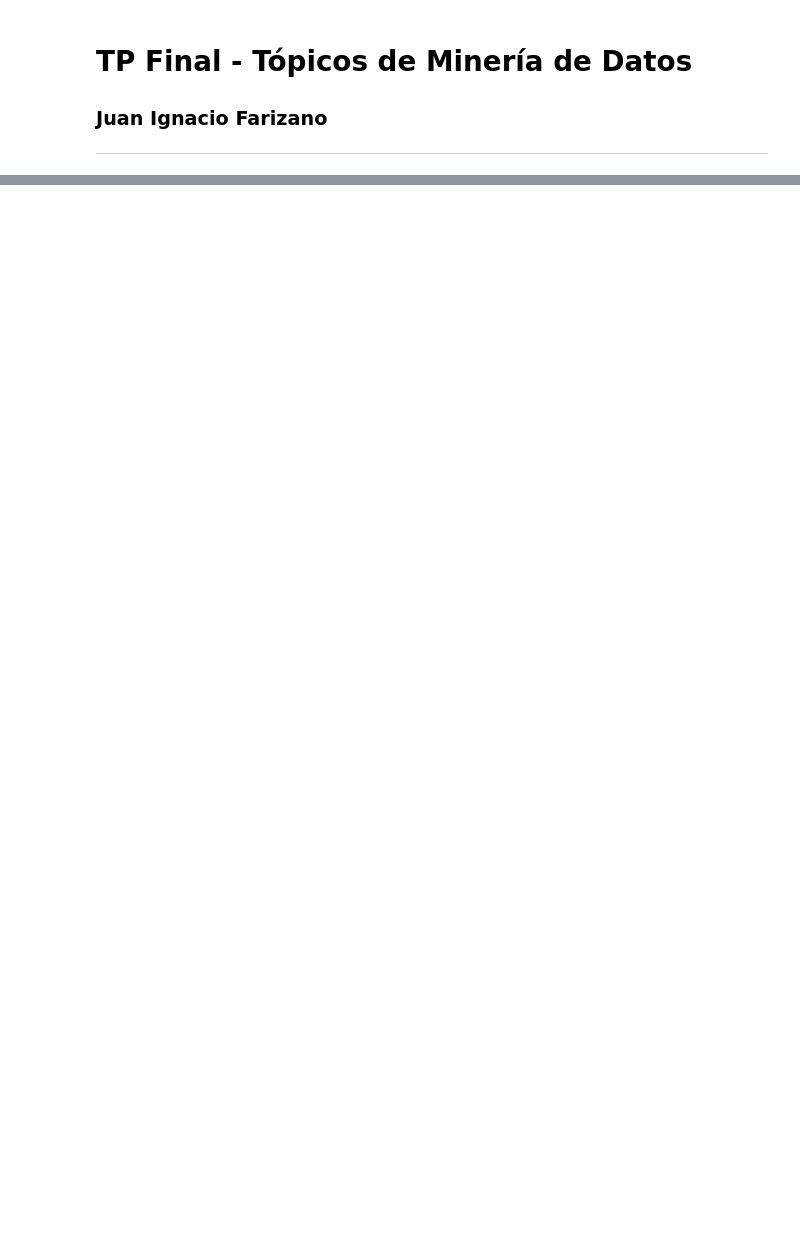
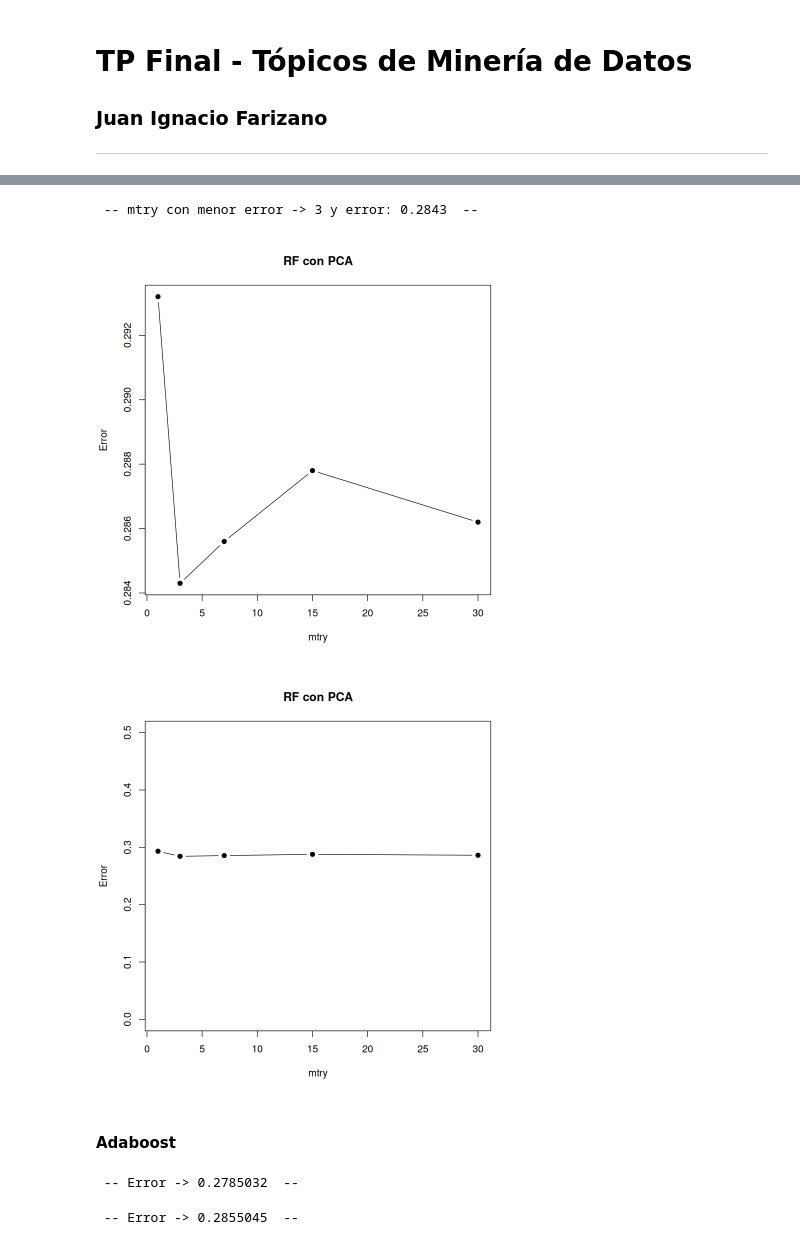
Before and after one commit to jfarizano/DataMining, a Jupyter notebook: tpfinal.ipynb, the cells around one changed output, grey strips where cells are left out. Saved outputs shown, nothing was run; the diff lists cells and outputs as text; code cells hidden in the pictures; blank space fills up the shorter version.

Commit message:
falta poco

```diff
--- a/tpfinal.ipynb
+++ b/tpfinal.ipynb
@@ -67,0 +248,67 @@ biplot(x.csgo.pca,cex=0.8)
+# %%
+features_count <- ncol(csgo.pca) - 1
+m_values <- 0:floor(log(features_count, 2))
+m_values <- floor(features_count / (2 ^ m_values))
+m_errors <- double(length(m_values))
+
+for (i in 1:length(m_errors)) {
+  m <- m_values[i]
+
+  for (j in 1:5) {
+    csgo.rf <- randomForest(y.csgo ~ ., data=csgo.pca, ntree=1000, mtry=m)
+    m_errors[i] <- m_errors[i] + csgo.rf$err.rate[1000]
+  }
+}
+
+m_errors <- m_errors / 5
+cat("\n -- mtry con menor error ->", m_values[which.min(m_errors)], "y error:", m_errors[which.min(m_errors)] ," --\n")
+plot(m_values, m_errors, type = "b", pch=19, main="RF con PCA", xlab="mtry", ylab="Error")
+plot(m_values, m_errors, type = "b", pch=19, main="RF con PCA", xlab="mtry", ylab="Error", ylim=c(0, 0.5))
+# %% [output]
+ -- mtry con menor error -> 3 y error: 0.2843  --
+[figure, added]
+[figure, added]
+# %% [markdown]
+#### Adaboost
+# %%
+error <- 0
+
+# Robado de IIA
+for (kFold in 1:5) {
+  foldTrain <- csgo[setdiff(seq(1:dim(csgo)[1]), indexData[[kFold]]), ]
+  foldTest <- csgo[indexData[[kFold]], ]
+
+  # tuve que sacar el argumento de control para maxdepth porque se rompía.
+  # Al haber tantas variables para tan pocos datos hay problemas con la creación
+  # de árboles que hace rpart, o algo así leí
+  lamp.adaboost <- boosting(y.csgo ~ ., data = foldTrain, mfinal = 200, coef = "Freund")
+  pred <- predict(lamp.adaboost, newdata = foldTest, type = "class");
+  error <- error + pred$error
+}
+
+error <- error / 5
+
+cat("\n -- Error ->", error, " --\n")
+# %% [output]
+ -- Error -> 0.2785032  --
+# %%
+error <- 0
+
+# Robado de IIA
+for (kFold in 1:5) {
+  foldTrain <- csgo.pca[setdiff(seq(1:dim(csgo.pca)[1]), indexData[[kFold]]), ]
+  foldTest <- csgo.pca[indexData[[kFold]], ]
+
+  # tuve que sacar el argumento de control para maxdepth porque se rompía.
+  # Al haber tantas variables para tan pocos datos hay problemas con la creación
+  # de árboles que hace rpart, o algo así leí
+  lamp.adaboost <- boosting(y.csgo ~ ., data = foldTrain, mfinal = 200, coef = "Freund")
+  pred <- predict(lamp.adaboost, newdata = foldTest, type = "class");
+  error <- error + pred$error
+}
+
+error <- error / 5
+
+cat("\n -- Error ->", error, " --\n")
+# %% [output]
+ -- Error -> 0.2855045  --
```
Also changed, not shown: parts of 25 cells of this notebook, 3 other files.
